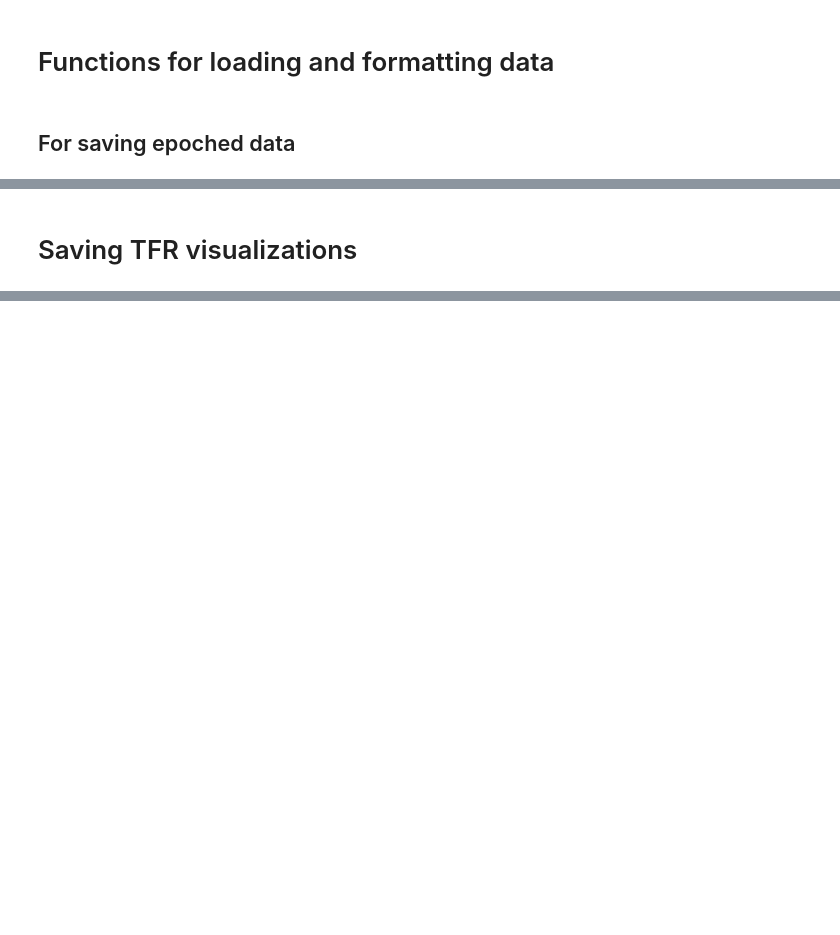
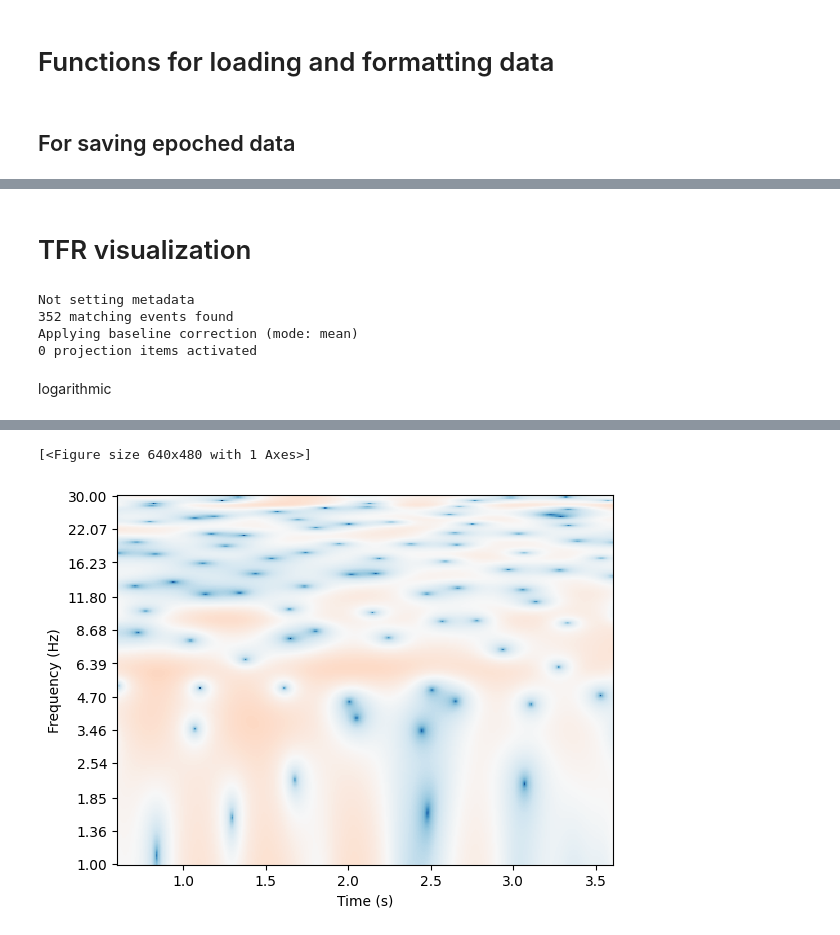
Before and after one commit to duedahl/LU_EEG_Classification, a Jupyter notebook: DataPreparation.ipynb, the cells around one changed output, grey strips where cells are left out. Saved outputs shown, nothing was run; the diff lists cells and outputs as text; code cells hidden in the pictures; blank space fills up the shorter version.

```diff
--- a/DataPreparation.ipynb
+++ b/DataPreparation.ipynb
@@ -124,2 +119,11 @@ Applying baseline correction (mode: mean)
 # %% [markdown]
-# Saving TFR visualizations
+# TFR visualization
+# %%
+data = LoadData("dataSubj10.mat")
+epodict = create_MNE_EpochsArray(data)
+epochs = epodict["epochs"]
+# %% [output]
+Not setting metadata
+352 matching events found
+Applying baseline correction (mode: mean)
+0 projection items activated
@@ -125,0 +152,8 @@ Applying baseline correction (mode: mean)
+# %% [markdown]
+logarithmic
+# %%
+#GenerateTFRHelper(epochs[0],"T8",[1,30],SFREQ/1.,decim=1)
+freqs = np.logspace(*np.log10([1,30]), num=300) # Frequencies of interest for spectrogram
+power = mne.time_frequency.tfr_morlet(epochs[0], freqs=freqs, n_cycles=freqs/1., use_fft=True, return_itc=False, decim=1)
+power.plot(["T8"], baseline=(-2,0), mode="logratio", tmin=0.6, tmax=3.6, colorbar=False, show=False, verbose=False)
+# %% [output]
@@ -125,0 +166,2 @@ Applying baseline correction (mode: mean)
+[<Figure size 640x480 with 1 Axes>]
+[figure, added]
```
Also changed, not shown: parts of 11 cells of this notebook.
